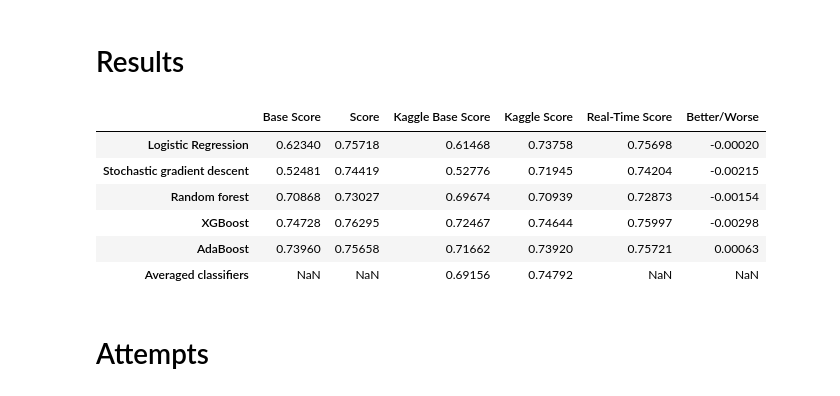
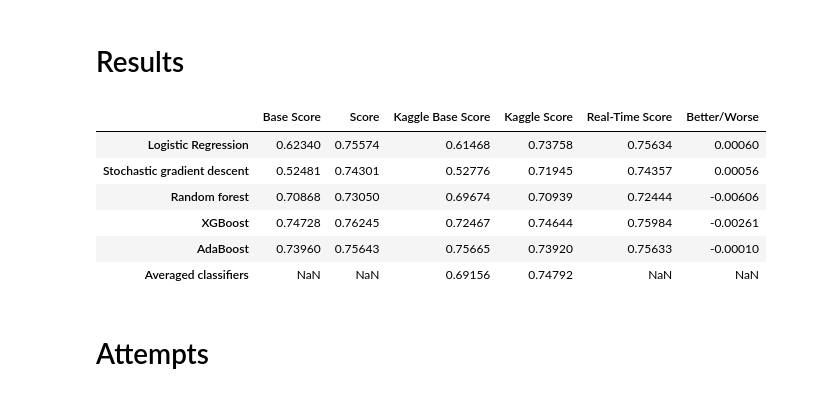
Before and after one commit to Gedas-LT/kaggle-home-credit, a Jupyter notebook: notebook.ipynb, the cells around one changed output. Saved outputs shown, nothing was run; the diff lists cells and outputs as text; code cells hidden in the pictures.

```diff
--- a/notebook.ipynb
+++ b/notebook.ipynb
@@ -723,10 +734,7 @@ log_reg = LogisticRegression(random_state=42, max_iter=400)
 
 log_pipe = Pipeline(
     steps=[
-        ("custom_preprocessor_1", get_credit_card_dpd),
-        ("custom_preprocessor_2", get_pos_cash_dpd),
-        ("custom_preprocessor_3", get_flag_insurance),
-        ("custom_preprocessor_4", get_age_binning),
+        ("custom_preprocessor_1", get_organization_type),
         ("preprocessor", preprocessor),
         ("scaler", StandardScaler()),
         ("model", log_reg)
@@ -779,12 +786,12 @@ Wall time: 266 ms
 # %% [markdown]
 ## Random forest
 # %%
+
 forest = RandomForestClassifier(random_state=42)
 
 forest_pipe = Pipeline(
     steps=[
-        ("custom_preprocessor_1", get_pos_cash_dpd),
-        ("custom_preprocessor_2", get_credit_card_drawings),
+        ("custom_preprocessor_1", get_organization_type),
         ("preprocessor", preprocessor),
         ("model", forest)
     ]
@@ -807,11 +814,13 @@ Wall time: 1.59 s
 # %% [markdown]
 ## XGBoost classifier
 # %%
+
 xgboost = XGBClassifier(seed=42, use_label_encoder=False)
 
 xgboost_pipe = Pipeline(
     steps=[
-        ("custom_preprocessor_1", get_flag_insurance),
+        ("custom_preprocessor_1", get_organization_type),
+        ("custom_preprocessor_2", get_credit_card_dpd),
         ("preprocessor", preprocessor),
         ("model", xgboost)
     ]
@@ -839,8 +848,8 @@ ada = AdaBoostClassifier(random_state=42)
 
 ada_pipe = Pipeline(
     steps=[
-        ("custom_preprocessor_1", get_credit_card_dpd),
-        ("custom_preprocessor_2", get_flag_insurance),
+        ("custom_preprocessor_1", get_organization_type),
+        ("custom_preprocessor_2", get_credit_card_dpd),
         ("preprocessor", preprocessor),
         ("model", ada)
     ]
@@ -885,48 +894,48 @@ xgboost_base_score = 0.74728
 ada_base_score = 0.7396
 avg_base_score = None
 
-log_score = 0.75718
-sgd_score = 0.74419
-forest_score = 0.73027
-xgboost_score = 0.76295
-ada_score = 0.75658
+log_score = 0.75574
+sgd_score = 0.74301
+forest_score = 0.73050
+xgboost_score = 0.76245
+ada_score = 0.75643
 avg_score = None
 
 kaggle_base_log_score = 0.61468
 kaggle_base_sgd_score = 0.52776
 kaggle_base_forest_score = 0.69674
 kaggle_base_xgboost_score = 0.72467
-kaggle_base_ada_score = 0.71662
+kaggle_base_ada_score = 0.75665
 kaggle_base_avg_score = 0.69156
 
 kaggle_log_score = 0.73758
 kaggle_sgd_score = 0.71945
 kaggle_forest_score = 0.70939
 kaggle_xgboost_score = 0.74644
 kaggle_ada_score = 0.73920
 kaggle_avg_score = 0.74792
 
 scores_table = pd.DataFrame({"Base Score": [log_base_score, sgd_base_score, forest_base_score, xgboost_base_score, ada_base_score, avg_base_score],
                              "Score": [log_score, sgd_score, forest_score, xgboost_score, ada_score, avg_score],
                              "Kaggle Base Score": [kaggle_base_log_score, kaggle_base_sgd_score, kaggle_base_forest_score,
                                                    kaggle_base_xgboost_score, kaggle_base_ada_score, kaggle_base_avg_score],
                              "Kaggle Score": [kaggle_log_score, kaggle_sgd_score, kaggle_forest_score, kaggle_xgboost_score, kaggle_ada_score, kaggle_avg_score],
                              "Real-Time Score": [log_score_rt, sgd_score_rt, forest_score_rt, xgboost_score_rt, ada_score_rt, None],
                              "Better/Worse": [log_score_rt - log_score, sgd_score_rt - sgd_score, forest_score_rt - forest_score,
                                               xgboost_score_rt - xgboost_score, ada_score_rt - ada_score, None]
                              }
                             ).set_axis(
                                  ["Logistic Regression", "Stochastic gradient descent", "Random forest", "XGBoost", "AdaBoost", "Averaged classifiers"], axis="index"
                                  )
 
 scores_table
 # %% [output]
 |  | Base Score | Score | Kaggle Base Score | Kaggle Score | Real-Time Score | Better/Worse |
-| Logistic Regression | 0.62340 | 0.75718 | 0.61468 | 0.73758 | 0.75698 | -0.00020 |
-| Stochastic gradient descent | 0.52481 | 0.74419 | 0.52776 | 0.71945 | 0.74204 | -0.00215 |
-| Random forest | 0.70868 | 0.73027 | 0.69674 | 0.70939 | 0.72873 | -0.00154 |
-| XGBoost | 0.74728 | 0.76295 | 0.72467 | 0.74644 | 0.75997 | -0.00298 |
-| AdaBoost | 0.73960 | 0.75658 | 0.71662 | 0.73920 | 0.75721 | 0.00063 |
+| Logistic Regression | 0.62340 | 0.75574 | 0.61468 | 0.73758 | 0.75634 | 0.00060 |
+| Stochastic gradient descent | 0.52481 | 0.74301 | 0.52776 | 0.71945 | 0.74357 | 0.00056 |
+| Random forest | 0.70868 | 0.73050 | 0.69674 | 0.70939 | 0.72444 | -0.00606 |
+| XGBoost | 0.74728 | 0.76245 | 0.72467 | 0.74644 | 0.75984 | -0.00261 |
+| AdaBoost | 0.73960 | 0.75643 | 0.75665 | 0.73920 | 0.75633 | -0.00010 |
 | Averaged classifiers | NaN | NaN | 0.69156 | 0.74792 | NaN | NaN |
 # %% [markdown]
 # Attempts
```
Also changed, not shown: parts of 15 cells of this notebook, 1 other file.
